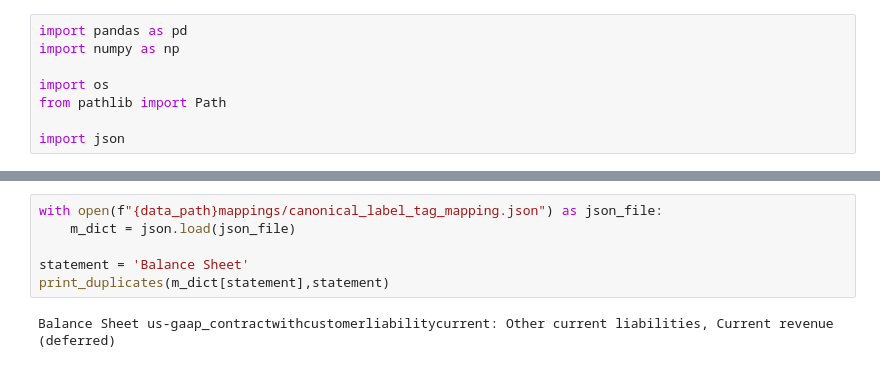
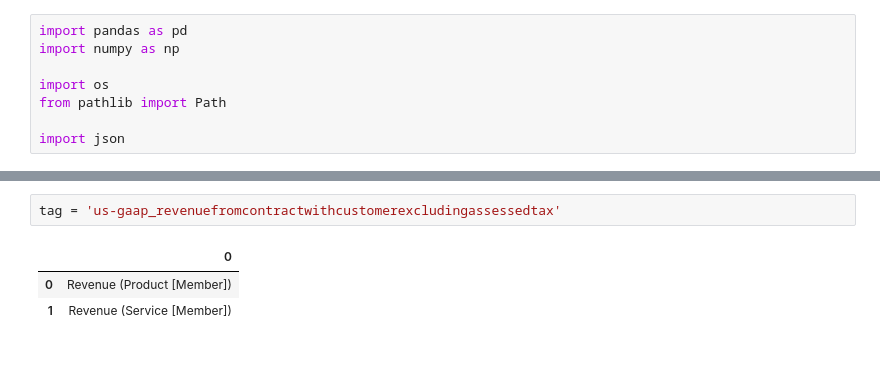
Before and after one commit to antgoldbloom/XBRL_Parser, a Jupyter notebook: canonical_standard_label_mapping_tools.ipynb, the cells around one changed output, grey strips where cells are left out. Saved outputs shown, nothing was run; the diff lists cells and outputs as text.

```diff
--- a/canonical_standard_label_mapping_tools.ipynb
+++ b/canonical_standard_label_mapping_tools.ipynb
@@ -143,8 +224,6 @@ Balance Sheet us-gaap_stockholdersequity: Common Equity (Total), Shareholders Eq
-# %%
-with open(f"{data_path}mappings/canonical_label_tag_mapping.json") as json_file:
-    m_dict = json.load(json_file)
-
-statement = 'Balance Sheet'
-print_duplicates(m_dict[statement],statement)
-# %% [output]
-Balance Sheet us-gaap_contractwithcustomerliabilitycurrent: Other current liabilities, Current revenue (deferred)
+# %%
+tag = 'us-gaap_revenuefromcontractwithcustomerexcludingassessedtax'
+# %% [output]
+|  | 0 |
+| 0 | Revenue (Product [Member]) |
+| 1 | Revenue (Service [Member]) |
```
Also changed, not shown: parts of 13 cells of this notebook, 4 other files.
